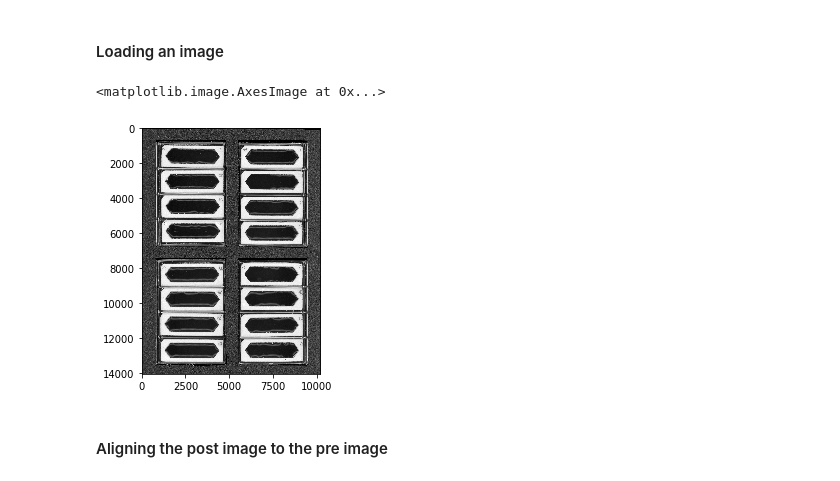
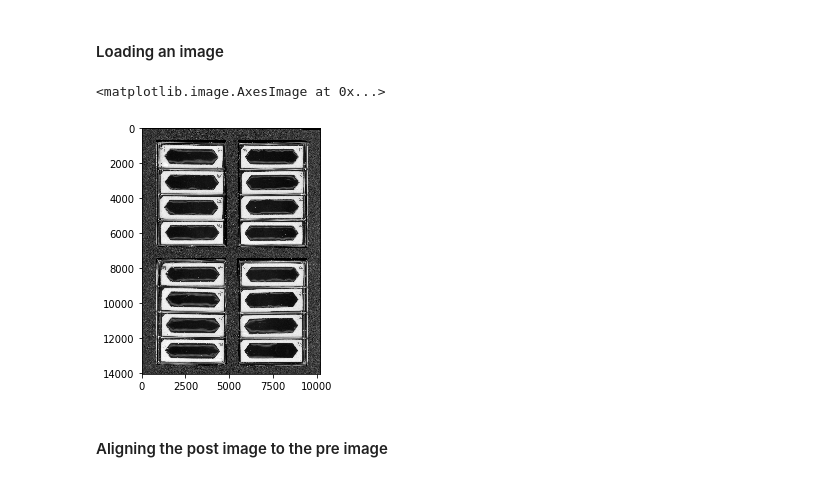
Before and after one commit to Neuroplant-Resources/Neuroplant-OWL, a Jupyter notebook: Image Analysis Adaptive Thresholding.ipynb, the cells around one changed output. Cells and saved outputs as stored; diff of their text form; code cells hidden in the pictures.

```diff
--- a/Image Analysis Adaptive Thresholding.ipynb
+++ b/Image Analysis Adaptive Thresholding.ipynb
@@ -679,17 +687,17 @@ Chemotaxis index is -0.08196721311475409
 image_location = pathlib.Path('/Users/emilyfryer/Documents/Current_analysis/Images')
 # %%
 
-prefix = '07212020_01'
+prefix = 'SUG_20200718'
 suffix = '001'
 
 ## Load the images
 pre_img, fin_img = load_image_data(image_location, prefix, suffix)
 #pre_aligned, h = alignImages(fin_image, pre_image)
 
 io.imshow(pre_img)
 # %% [output]
 <matplotlib.image.AxesImage at 0x...>
-[figure, old version]
+[figure, new version]
 # %% [markdown]
 #### Aligning the post image to the pre image
 # %%
```
Also changed, not shown: parts of 33 cells of this notebook, 5 other files.
